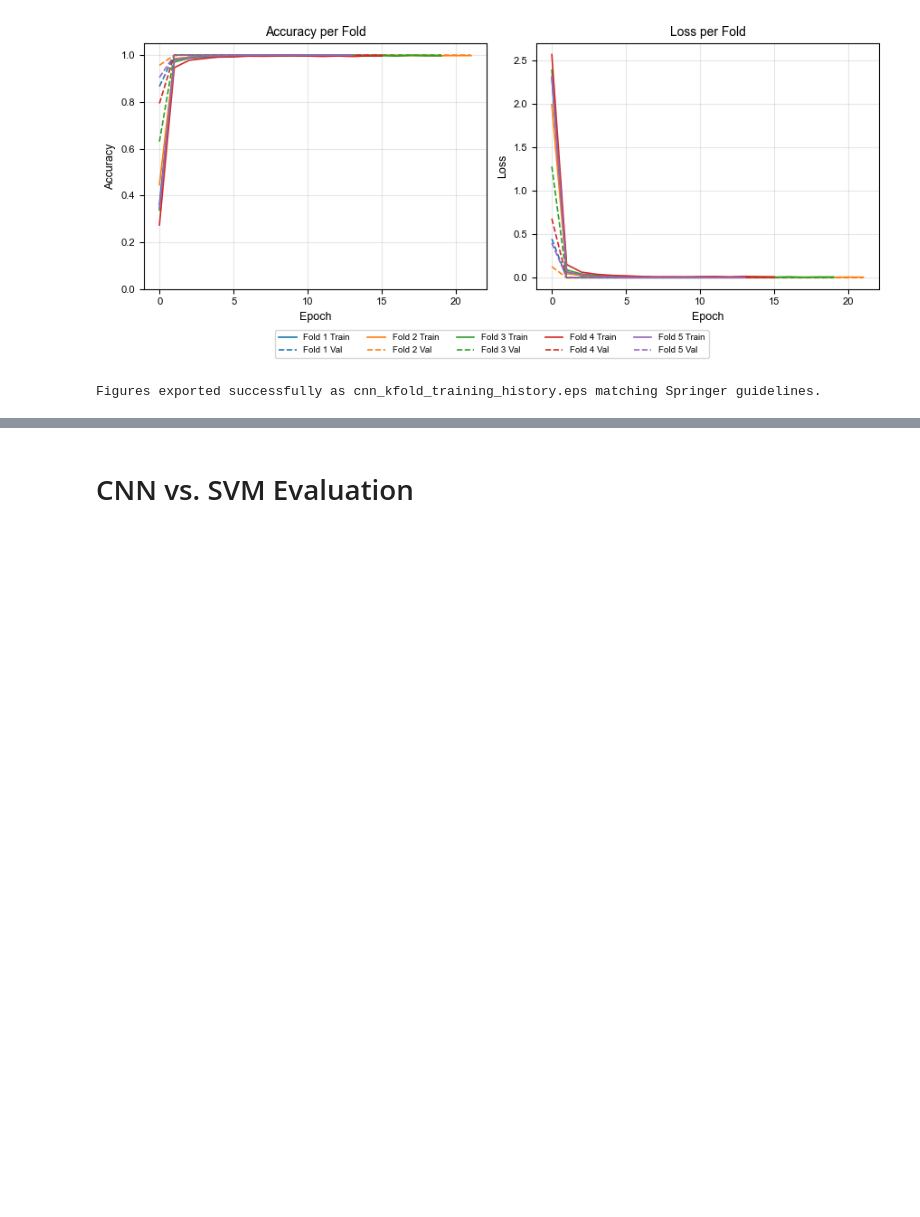
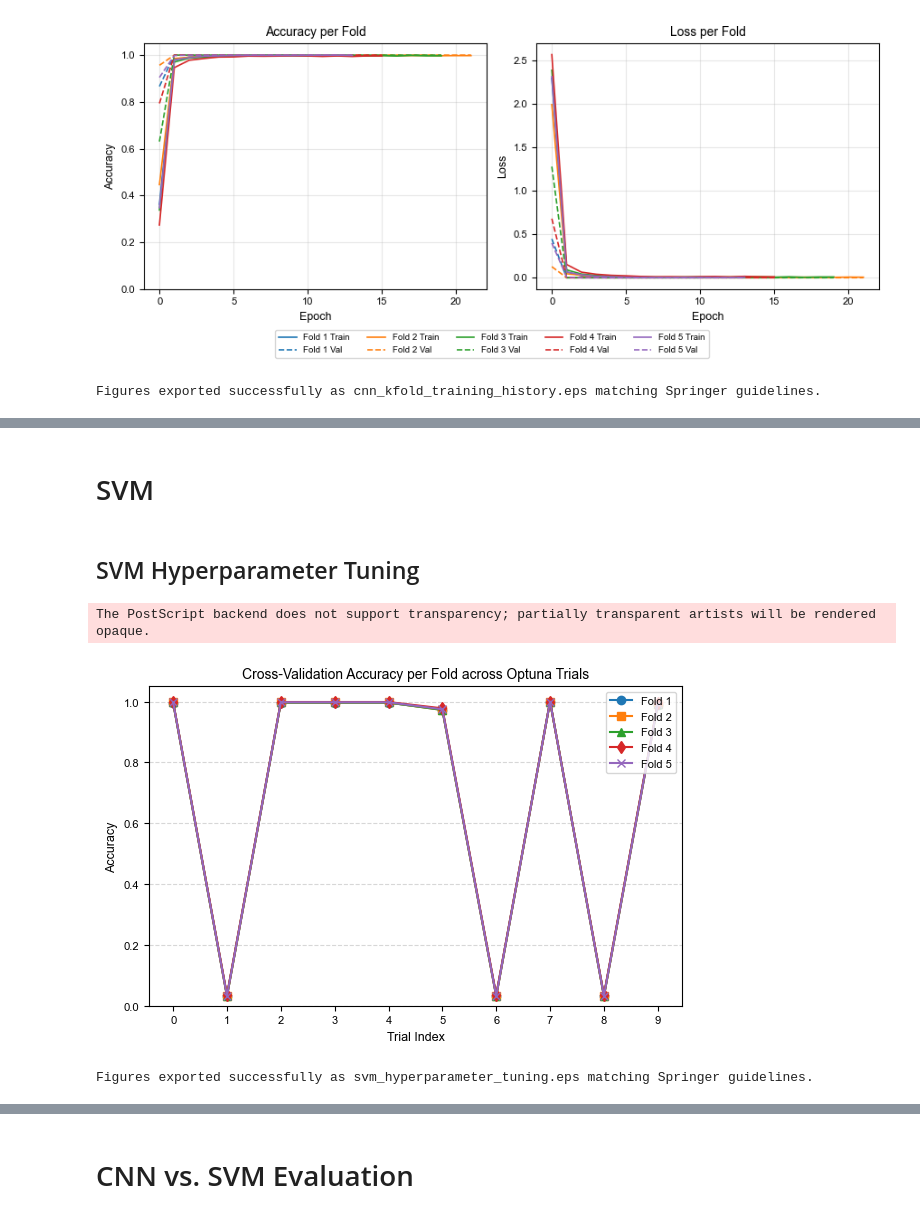
Before and after one commit to sglkc/chord-detector, a Jupyter notebook: training/notebooks/graphics/graphs.ipynb, the cells around one changed output, grey strips where cells are left out. Cells and saved outputs as stored; diff of their text form; code cells hidden in the pictures; blank space fills up the shorter version.

```diff
--- a/training/notebooks/graphics/graphs.ipynb
+++ b/training/notebooks/graphics/graphs.ipynb
@@ -259,0 +401,43 @@ Figures exported successfully as cnn_kfold_training_history.eps matching Springe
+# %% [markdown]
+# SVM
+# %% [markdown]
+## SVM Hyperparameter Tuning
+# %%
+import matplotlib.pyplot as plt
+import numpy as np
+
+# 1. Extract individual fold accuracies from the logs
+trials = np.arange(10)
+fold1 = [0.9961, 0.0324, 0.9961, 0.9961, 0.9961, 0.9738, 0.0324, 1.0000, 0.0324, 0.9900]
+fold2 = [0.9969, 0.0316, 0.9969, 0.9969, 0.9969, 0.9722, 0.0316, 1.0000, 0.0316, 0.9907]
+fold3 = [0.9969, 0.0324, 0.9969, 0.9969, 0.9969, 0.9722, 0.0324, 1.0000, 0.0324, 0.9931]
+fold4 = [0.9985, 0.0355, 0.9985, 0.9985, 0.9985, 0.9776, 0.0355, 1.0000, 0.0355, 0.9954]
+fold5 = [0.9977, 0.0324, 0.9977, 0.9977, 0.9977, 0.9745, 0.0324, 1.0000, 0.0324, 0.9915]
+
+# 2. Set up dimensions for grouping bars side-by-side
+x = np.arange(len(trials))
+width = 0.15  # Width of each individual bar
+
+# 3. Plot each fold with a dedicated offset and distinct color
+plt.figure(figsize=(6, 4))
+plt.plot(trials, fold1, marker='o', linewidth=1.5, label='Fold 1')
+plt.plot(trials, fold2, marker='s', linewidth=1.5, label='Fold 2')
+plt.plot(trials, fold3, marker='^', linewidth=1.5, label='Fold 3')
+plt.plot(trials, fold4, marker='d', linewidth=1.5, label='Fold 4')
+plt.plot(trials, fold5, marker='x', linewidth=1.5, label='Fold 5')
+
+# 4. Styling configurations
+plt.title('Cross-Validation Accuracy per Fold across Optuna Trials')
+plt.xlabel('Trial Index')
+plt.ylabel('Accuracy')
+plt.xticks(x, trials)
+plt.ylim(0, 1.05)
+plt.grid(True, axis='y', linestyle='--', alpha=0.5)
+plt.legend(loc='upper right')
+
+plt.tight_layout()
+export_plot("svm_hyperparameter_tuning")
+# %% [output]
+The PostScript backend does not support transparency; partially transparent artists will be rendered opaque.
+[figure, added]
+Figures exported successfully as svm_hyperparameter_tuning.eps matching Springer guidelines.
```
Also changed, not shown: parts of 8 cells of this notebook.
